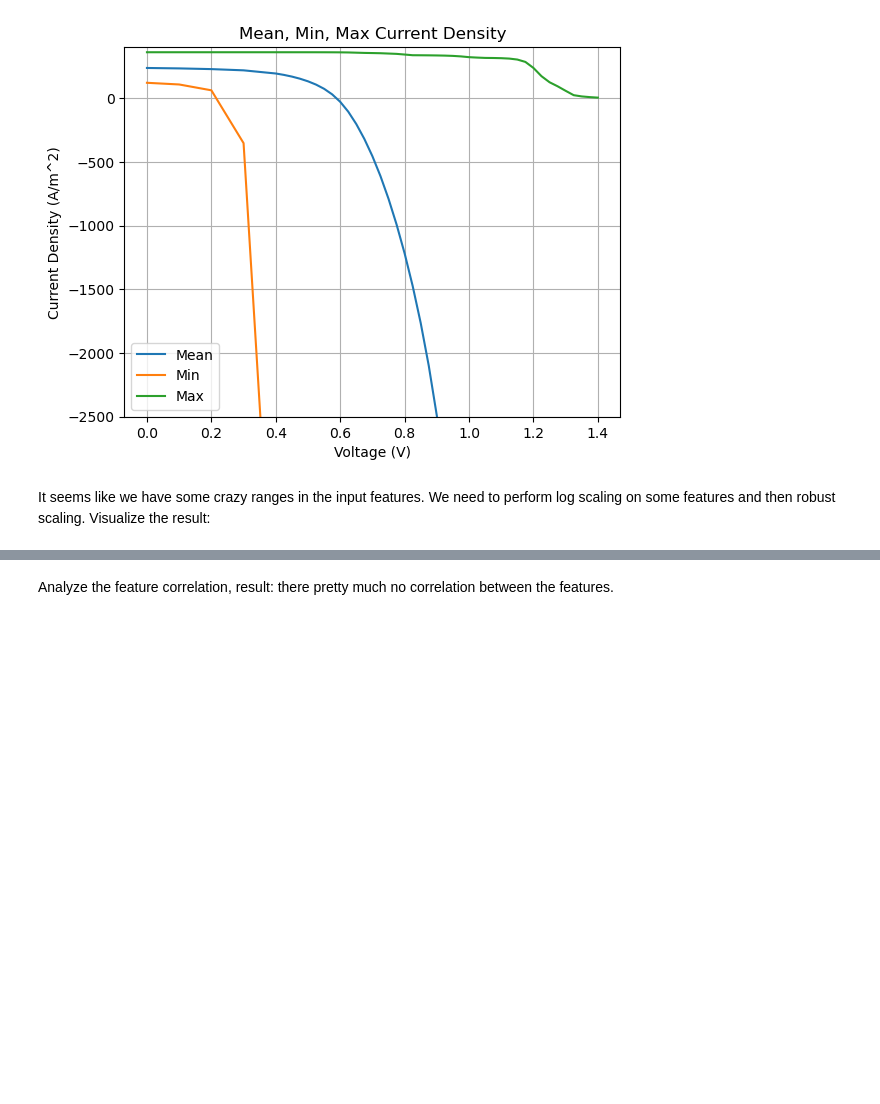
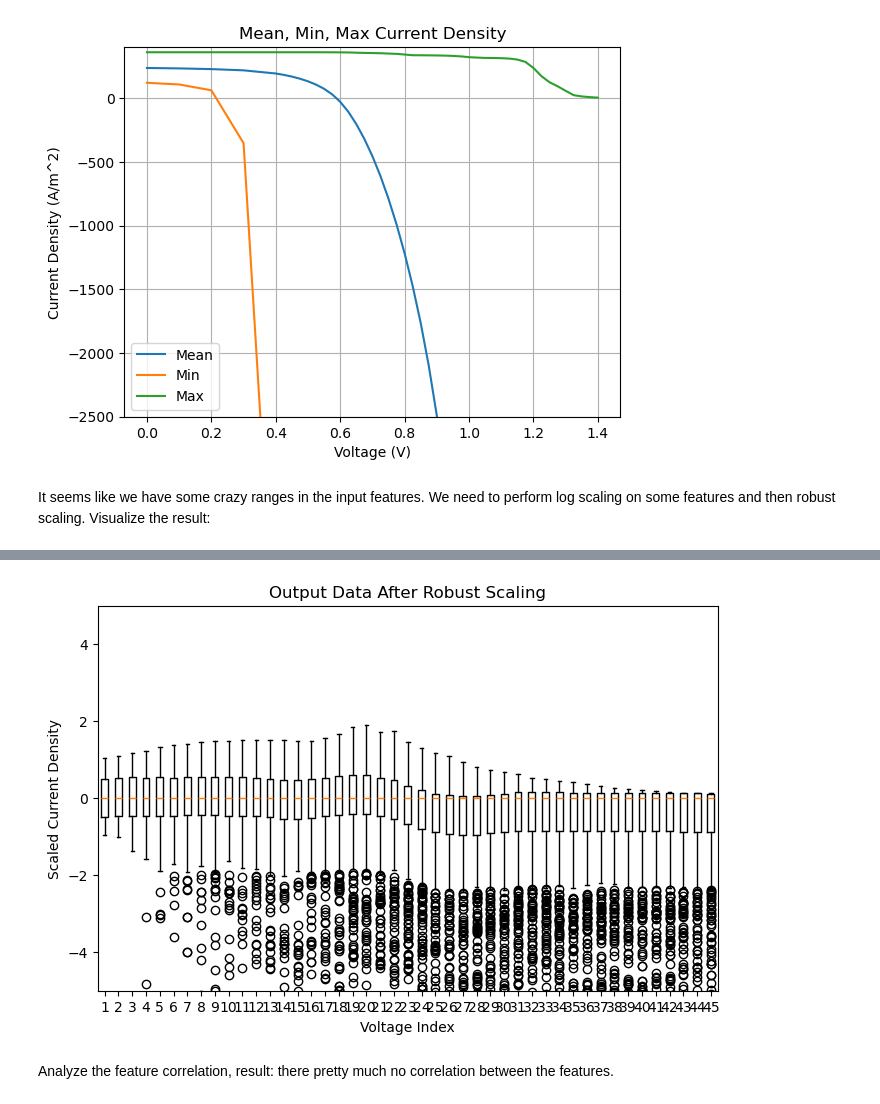
Before and after one commit to supreme-gg-gg/psc-iv-curves-attention-tcn, a Jupyter notebook: notebooks/visualization.ipynb, the cells around one changed output, grey strips where cells are left out. Drawn from its saved outputs; the diff is of its cells as text; code cells hidden in the pictures; blank space fills up the shorter version.

```diff
--- a/notebooks/visualization.ipynb
+++ b/notebooks/visualization.ipynb
@@ -131,3 +129,18 @@ Example of values from the final processed data (first row):
+# %%
+# Apply RobustScaler to the output (y_train)
+output_scaler = RobustScaler()
+y_train_scaled = output_scaler.fit_transform(Output)
+
+# Plot the distribution after scaling
+plt.figure(figsize=(8, 5))
+plt.boxplot(y_train_scaled)
+plt.title('Output Data After Robust Scaling')
+plt.xlabel('Voltage Index')
+plt.ylabel('Scaled Current Density')
+plt.ylim([-5, 5])
+plt.show()
+# %% [output]
+[figure, added]
 # %% [markdown]
 Analyze the feature correlation, result: there pretty much no correlation between the features.
 # %%
```
Also changed, not shown: parts of 2 cells of this notebook, 1 other file.
